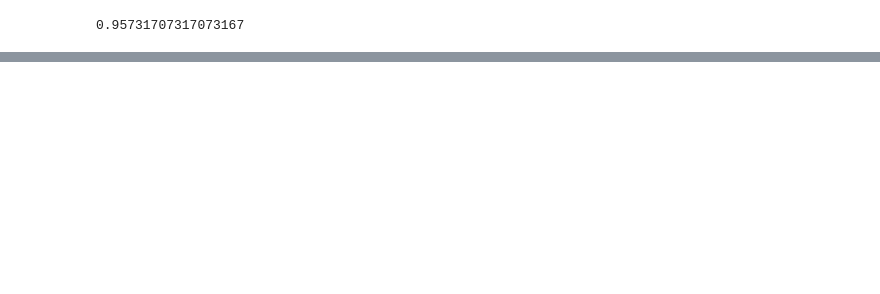
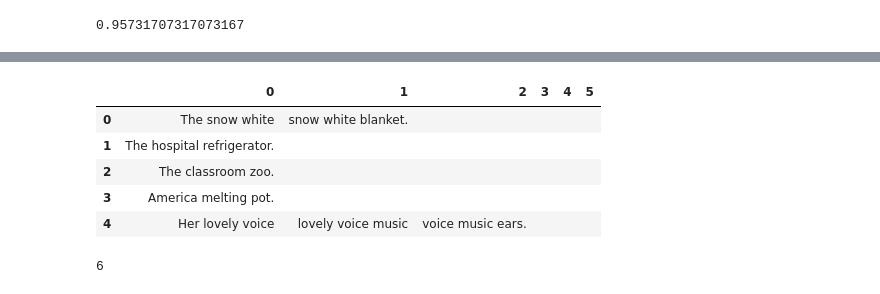
Before and after one commit to gajeam/Pulitzer-Prize-Styleometrics-Project, a Jupyter notebook: Rule 1 metaphor/Working with github metaphor - predicting metaphor.ipynb, the cells around one changed output, grey strips where cells are left out. Saved outputs shown, nothing was run; the diff lists cells and outputs as text; code cells hidden in the pictures; blank space fills up the shorter version.

```diff
--- a/Rule 1 metaphor/Working with github metaphor - predicting metaphor.ipynb
+++ b/Rule 1 metaphor/Working with github metaphor - predicting metaphor.ipynb
@@ -156,5 +183,5 @@ Columns: 6
 # %%
-vec = CountVectorizer(ngram_range=(1, 2), token_pattern=r'\b\w+\b', analyzer=u'word', min_df=3)
+vec = CountVectorizer(ngram_range=(1, 3), token_pattern=r'\b\w+\b', analyzer=u'word', min_df=1, vocabulary=vocab)
 df_train = df_train.fillna("")
 df_dev = df_dev.fillna("")
 df_test = df_test.fillna("")
@@ -175,0 +447,26 @@ accuracy_score(df_dev['metaphor'], logreg_predictions)
+# %%
+with open("an_nonmets.txt", "r") as testset:
+    filtered_words = []
+    testmeta = []
+    testmeta1 = []
+    word_list = ''
+    for line in testset:
+        word_list = line.split()
+        filtered_words = [word for word in word_list if word not in stopwords.words('english')]
+        testmeta1.append(' '.join(x) for x in bigrams(filtered_words))
+df_test = pd.DataFrame(testmeta1)
+df_test
+df_test.columns = ['sample0']
+df_test = df_test.fillna("")
+df_test
+
+arr_test_feature_sparse = vec.transform(df_test['sample0'])
+arr_test_feature = arr_test_feature_sparse.toarray()
+logreg = LogisticRegression()
+logreg_model = logreg.fit(arr_train_feature, df_train['metaphor'])
+logreg_predictions = logreg_model.predict(arr_test_feature)
+indices = [i for i, x in enumerate(logreg_predictions) if x == 0]
+df_test['metaphor0'] = logreg_predictions
+
+sum(df_test['metaphor0'])
+#len(df_test['metaphor0'])
@@ -175,0 +475,15 @@ accuracy_score(df_dev['metaphor'], logreg_predictions)
+# %%
+with open("sciencearticle_line.txt", "r") as testset:
+    filtered_words = []
+    testmeta = []
+    testmeta1 = []
+    word_list = ''
+    for line in testset:
+        word_list = line.split()
+        filtered_words = [word for word in word_list if word not in stopwords.words('english')]
+        testmeta1.append(' '.join(x) for x in trigrams(filtered_words))
+df_test = pd.DataFrame(testmeta1)
+df_test = df_test.ix[:, 0:6]
+df_test.columns = ['sample0', 'sample1', 'sample2', 'sample3', 'sample4', 'sample5', 'sample6']
+df_test = df_test.fillna("")
+df_test
@@ -175,0 +590,14 @@ accuracy_score(df_dev['metaphor'], logreg_predictions)
+# %%
+df_test.ix[:, 0:5].head()
+# %% [output]
+|  | 0 | 1 | 2 | 3 | 4 | 5 |
+| 0 | The snow white | snow white blanket. |  |  |  |  |
+| 1 | The hospital refrigerator. |  |  |  |  |  |
+| 2 | The classroom zoo. |  |  |  |  |  |
+| 3 | America melting pot. |  |  |  |  |  |
+| 4 | Her lovely voice | lovely voice music | voice music ears. |  |  |  |
+# %%
+len(df_test.columns)
+#df_test[0]
+# %% [output]
+6
```
Also changed, not shown: parts of 17 cells of this notebook, 6 other files.
